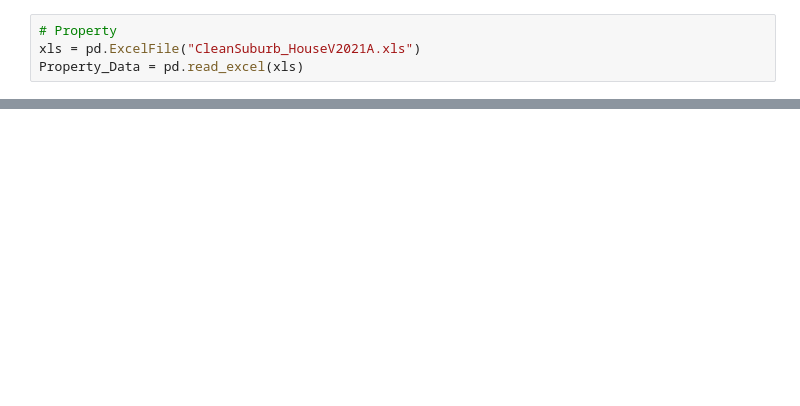
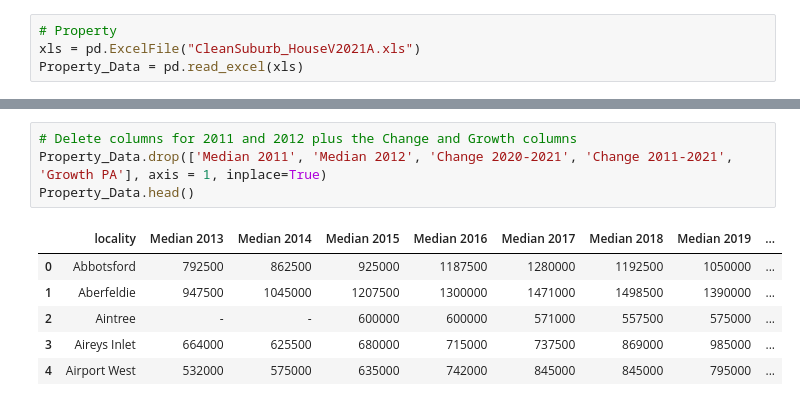
Before and after one commit to rsamma1606/proj-one-group-8, a Jupyter notebook: prj-one_Crime_vs_Property.ipynb, the cells around one changed output, grey strips where cells are left out. Saved outputs shown, nothing was run; the diff lists cells and outputs as text; blank space fills up the shorter version.

```diff
--- a/prj-one_Crime_vs_Property.ipynb
+++ b/prj-one_Crime_vs_Property.ipynb
@@ -35,0 +268,11 @@ Property_Data
+# %%
+# Delete columns for 2011 and 2012 plus the Change and Growth columns
+Property_Data.drop(['Median 2011', 'Median 2012', 'Change 2020-2021', 'Change 2011-2021', 'Growth PA'], axis = 1, inplace=True)
+Property_Data.head()
+# %% [output]
+|  | locality | Median 2013 | Median 2014 | Median 2015 | Median 2016 | Median 2017 | Median 2018 | Median 2019 | ... |
+| 0 | Abbotsford | 792500 | 862500 | 925000 | 1187500 | 1280000 | 1192500 | 1050000 | ... |
+| 1 | Aberfeldie | 947500 | 1045000 | 1207500 | 1300000 | 1471000 | 1498500 | 1390000 | ... |
+| 2 | Aintree | - | - | 600000 | 600000 | 571000 | 557500 | 575000 | ... |
+| 3 | Aireys Inlet | 664000 | 625500 | 680000 | 715000 | 737500 | 869000 | 985000 | ... |
+| 4 | Airport West | 532000 | 575000 | 635000 | 742000 | 845000 | 845000 | 795000 | ... |
```
Also changed, not shown: parts of 26 cells of this notebook, 18 other files.
